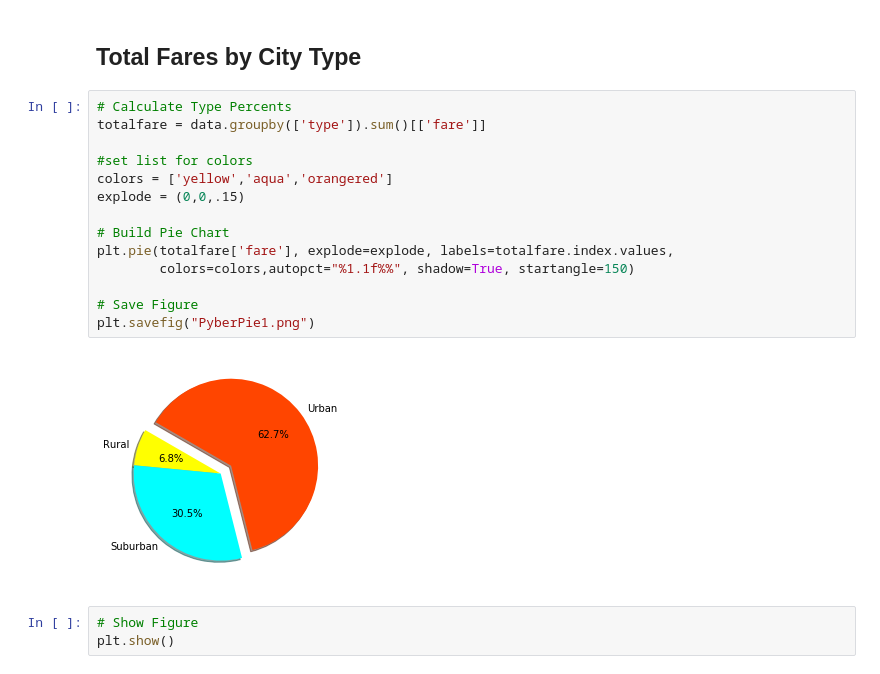
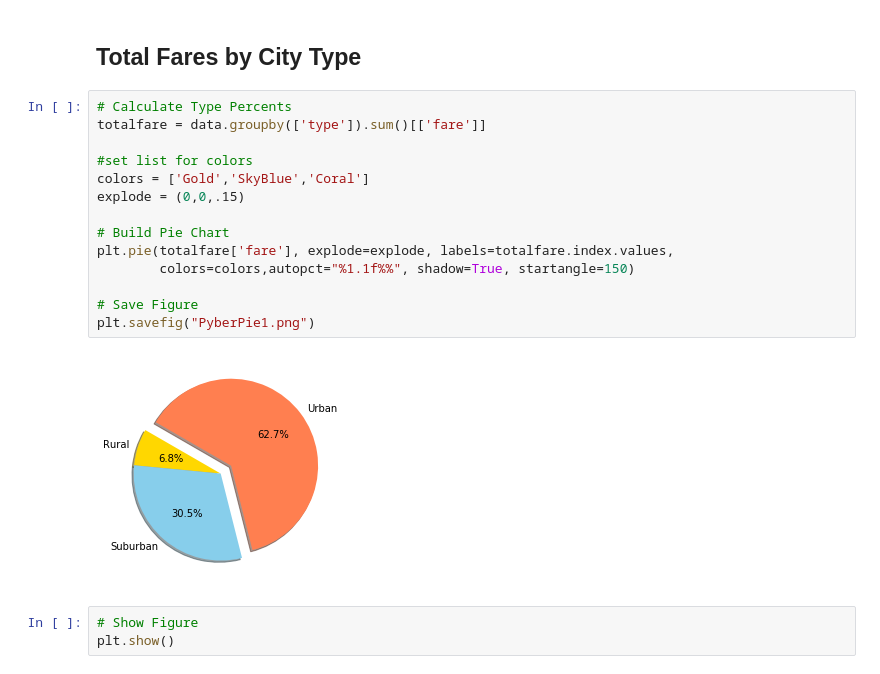
Before and after one commit to jcasino777/Northwestern-Bootcamp, a Jupyter notebook: HW5/pyber_JC.ipynb, the cells around one changed output. Cells and saved outputs as stored; diff of their text form.

```diff
--- a/HW5/pyber_JC.ipynb
+++ b/HW5/pyber_JC.ipynb
@@ -78,19 +78,19 @@ plt.show()
 # %%
 # Calculate Type Percents
 totalfare = data.groupby(['type']).sum()[['fare']]
 
 #set list for colors
-colors = ['yellow','aqua','orangered']
+colors = ['Gold','SkyBlue','Coral']
 explode = (0,0,.15)
 
 # Build Pie Chart
 plt.pie(totalfare['fare'], explode=explode, labels=totalfare.index.values,
         colors=colors,autopct="%1.1f%%", shadow=True, startangle=150)
 
 # Save Figure
 plt.savefig("PyberPie1.png")
 # %% [output]
-[figure, old version]
+[figure, new version]
 # %%
 # Show Figure
 plt.show()
```
Also changed, not shown: parts of 3 cells of this notebook, 4 other files.
